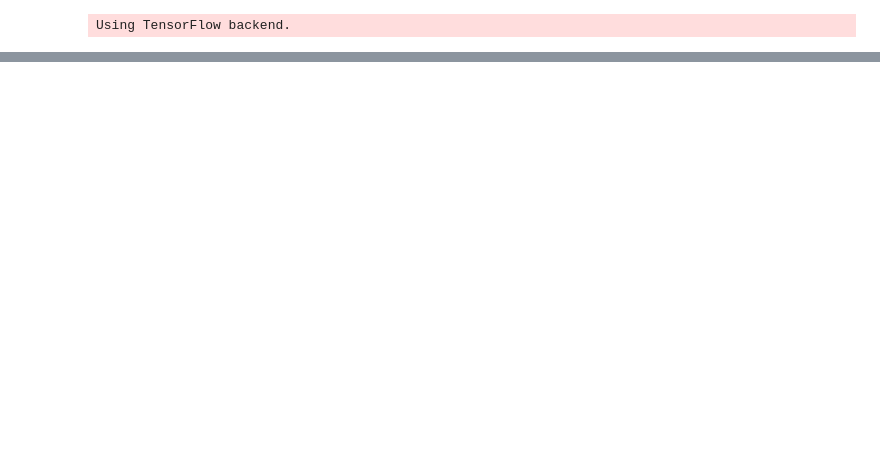
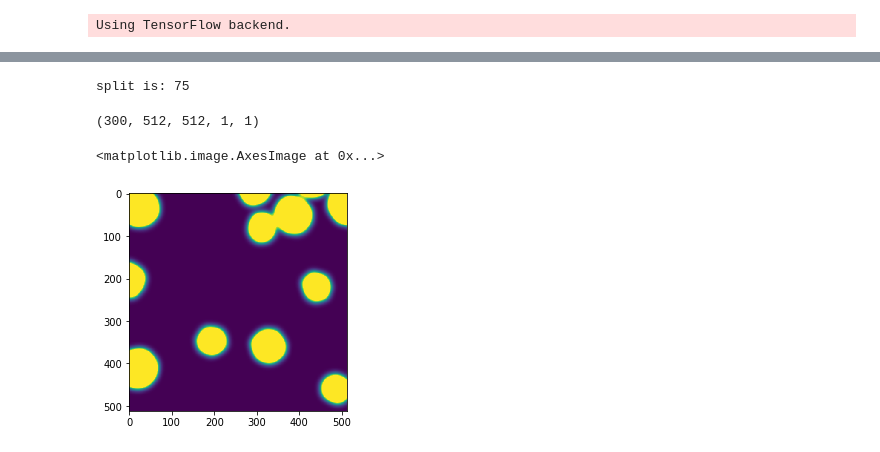
Before and after one commit to sbarton272/particleRecognition, a Jupyter notebook: classfier_builds/CNN_build_4.ipynb, the cells around one changed output, grey strips where cells are left out. Cells and saved outputs as stored; diff of their text form; code cells hidden in the pictures; blank space fills up the shorter version.

```diff
--- a/classfier_builds/CNN_build_4.ipynb
+++ b/classfier_builds/CNN_build_4.ipynb
@@ -29,0 +47,13 @@ ModuleNotFoundError: No module named 'timage_v3'
+# %%
+trainX, trainY, testX, testY = loadData('/Users/cgroschner/Box Sync/Results/CdSeSynthSet', selectImages=100)
+# %% [output]
+split is: 75
+# %%
+trainY.shape
+# %% [output]
+(300, 512, 512, 1, 1)
+# %%
+plt.imshow(trainY[0][:,:,0,0])
+# %% [output]
+<matplotlib.image.AxesImage at 0x...>
+[figure, added]
```
Also changed, not shown: parts of 10 cells of this notebook, 6 other files.
